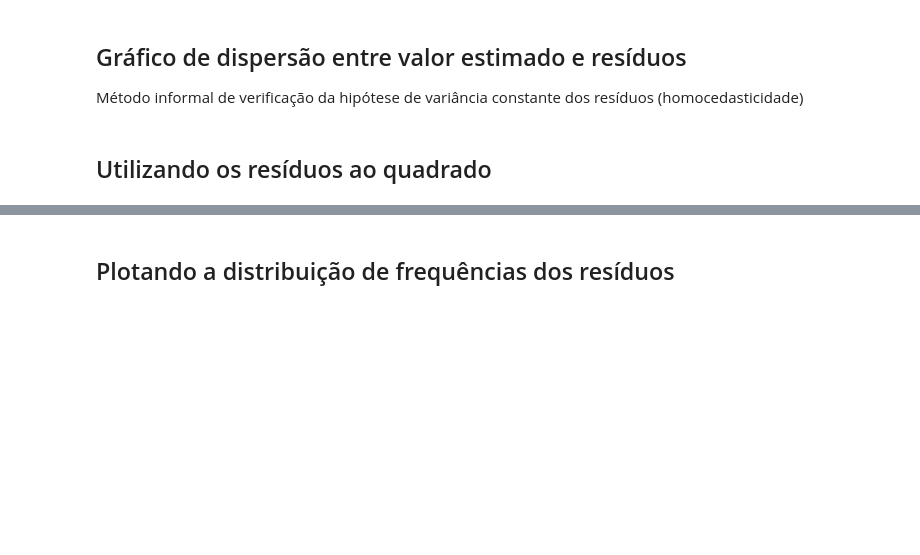
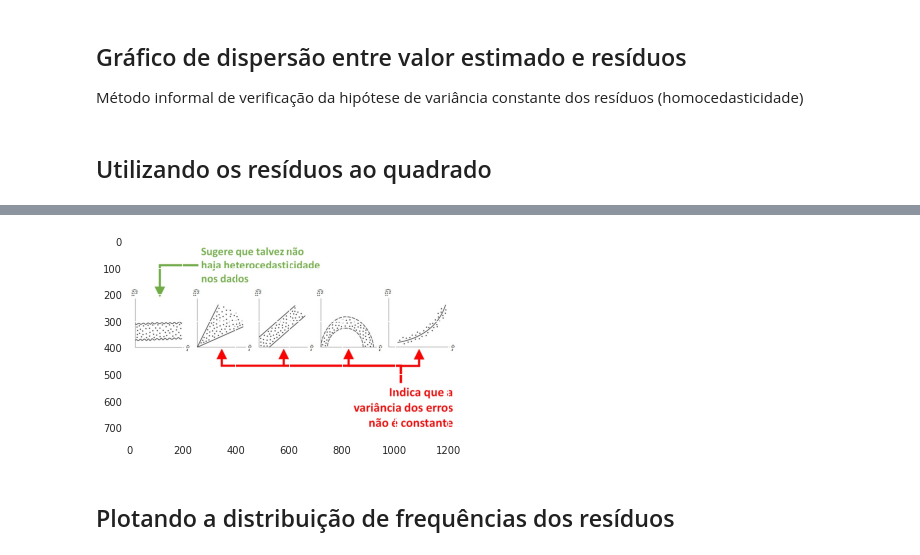
Before and after one commit to ViFLara/Statistics-and-Machine-Learning, a Jupyter notebook: Regress╞o_Linear.ipynb, the cells around one changed output, grey strips where cells are left out. Drawn from its saved outputs; the diff is of its cells as text; code cells hidden in the pictures; blank space fills up the shorter version.

```diff
--- a/Regress╞o_Linear.ipynb
+++ b/Regress╞o_Linear.ipynb
@@ -535,6 +567,13 @@ Método informal de verificação da hipótese de variância constante dos resí
 # %% [markdown]
 <img width='800px' src='../Dados/img/var_u.jpg'>
 Fonte: Econometria Básica - 5ª edição - Gujarati e Porter
+# %%
+img = cv2.imread("var_u.jpg")
+img_cvt=cv2.cvtColor(img, cv2.COLOR_BGR2RGB)
+plt.imshow(img_cvt)
+plt.show()
+# %% [output]
+[figure, added]
 # %% [markdown]
 ## Plotando a distribuição de frequências dos resíduos
 # %% [markdown]
```
Also changed, not shown: parts of 5 cells of this notebook.
